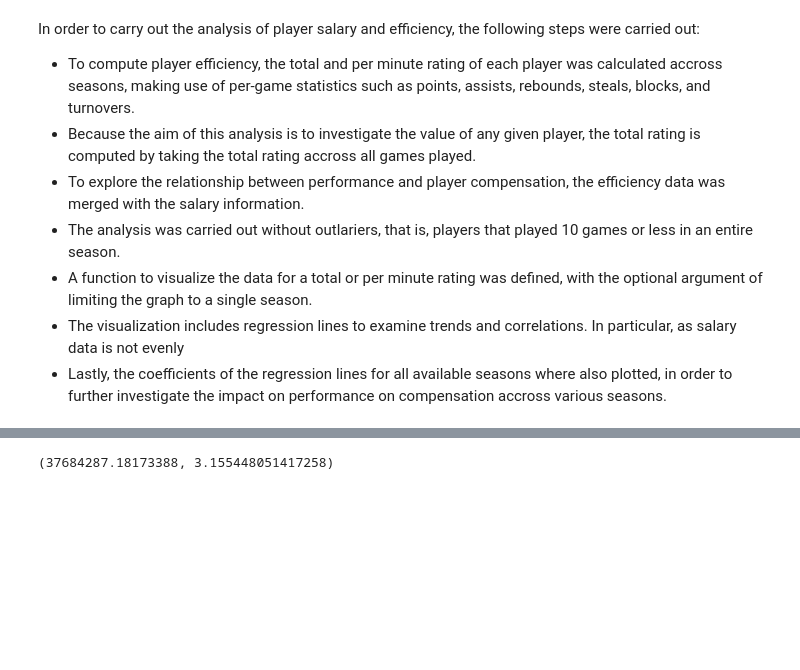
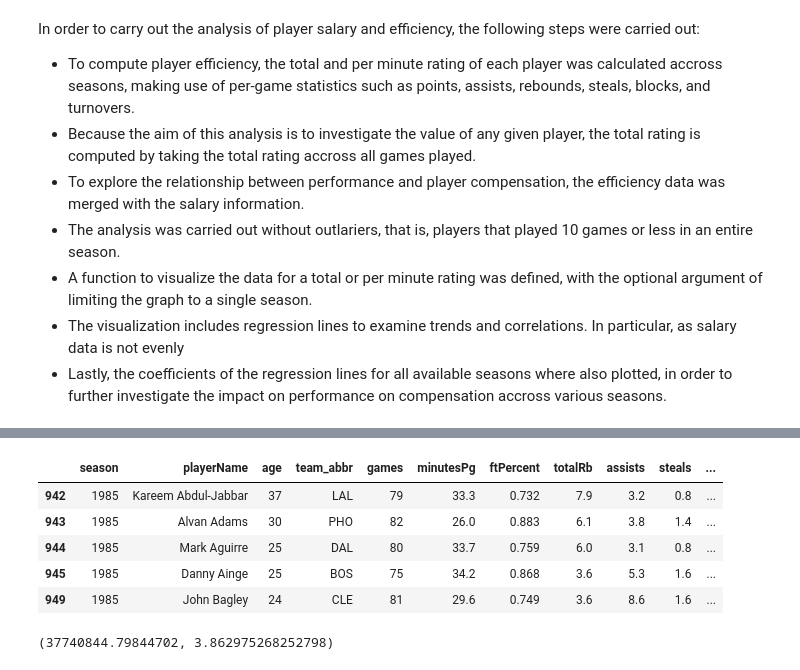
Before and after one commit to BenjaminCereda/nba-data-science-projects, a Jupyter notebook: NBA_Salary_Project.ipynb, the cells around one changed output, grey strips where cells are left out. Drawn from its saved outputs; the diff is of its cells as text; code cells hidden in the pictures; blank space fills up the shorter version.

```diff
--- a/NBA_Salary_Project.ipynb
+++ b/NBA_Salary_Project.ipynb
@@ -445,10 +476,22 @@ def efficiency_plot(df, metric, year=None, plot=True):
         fig.show()
 
     return lin_model.coef_[0], lin_log_model.coef_[0]
+# %%
+df_efficiency.head()
+# %% [output]
+|  | season | playerName | age | team_abbr | games | minutesPg | ftPercent | totalRb | assists | steals | ... |
+| 942 | 1985 | Kareem Abdul-Jabbar | 37 | LAL | 79 | 33.3 | 0.732 | 7.9 | 3.2 | 0.8 | ... |
+| 943 | 1985 | Alvan Adams | 30 | PHO | 82 | 26.0 | 0.883 | 6.1 | 3.8 | 1.4 | ... |
+| 944 | 1985 | Mark Aguirre | 25 | DAL | 80 | 33.7 | 0.759 | 6.0 | 3.1 | 0.8 | ... |
+| 945 | 1985 | Danny Ainge | 25 | BOS | 75 | 34.2 | 0.868 | 3.6 | 5.3 | 1.6 | ... |
+| 949 | 1985 | John Bagley | 24 | CLE | 81 | 29.6 | 0.749 | 3.6 | 8.6 | 1.6 | ... |
 # %%
-efficiency_plot(df_efficiency, 'ratingPm', year=2023)
+#20251022_Begin
+# efficiency_plot(df_efficiency, 'ratingPm', year=2022)
+efficiency_plot(df_efficiency.rename(columns={'team_abbr' : 'team'}), 'ratingPm', year=2022)
+#20251022_End
 # %% [output]
-(37684287.18173388, 3.155448051417258)
+(37740844.79844702, 3.862975268252798)
 # %%
 #generate list of coefficients of linear regression for all available seasons
 coeff_lin = [sublist[0] for sublist in (efficiency_plot(df_efficiency, 'ratingPm', year=season, plot=False) for season in range(1995,2024))]
```
Also changed, not shown: parts of 12 cells of this notebook, 1 other file.
